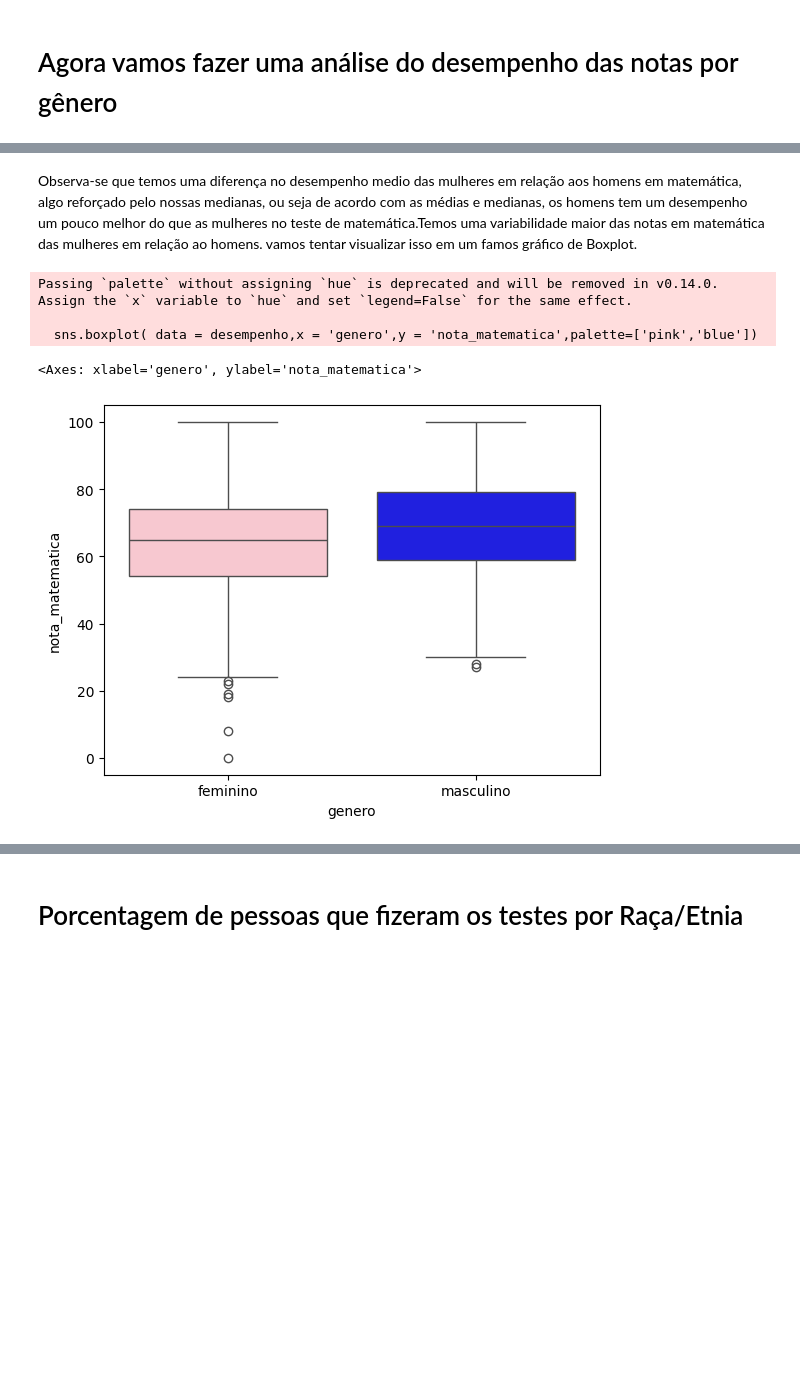
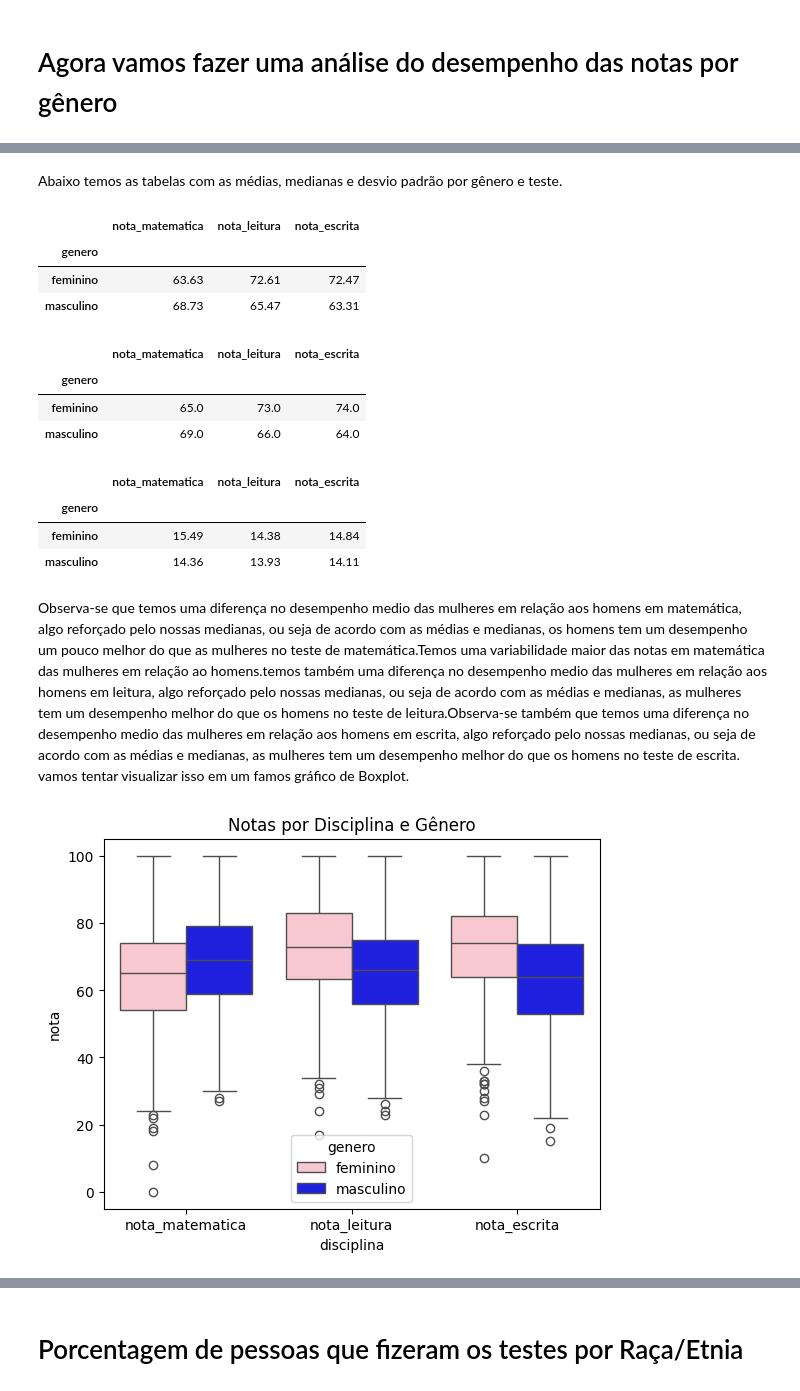
Before and after one commit to bidiass-collab/desempenho-estudantes, a Jupyter notebook: Projeto_final.ipynb, the cells around one changed output, grey strips where cells are left out. Drawn from its saved outputs; the diff is of its cells as text; code cells hidden in the pictures; blank space fills up the shorter version.

```diff
--- a/Projeto_final.ipynb
+++ b/Projeto_final.ipynb
@@ -197,11 +188,46 @@ Name: nota_matematica, dtype: float64
+# %% [markdown]
+Abaixo temos as tabelas com as médias, medianas e desvio padrão por gênero e teste.
+# %%
+desempenho.groupby(['genero'])[['nota_matematica','nota_leitura','nota_escrita']].mean().round(2)
+# %% [output]
+|  | nota_matematica | nota_leitura | nota_escrita |
+| genero |  |  |  |
+| feminino | 63.63 | 72.61 | 72.47 |
+| masculino | 68.73 | 65.47 | 63.31 |
+# %%
+desempenho.groupby(['genero'])[['nota_matematica','nota_leitura','nota_escrita']].median()
+# %% [output]
+|  | nota_matematica | nota_leitura | nota_escrita |
+| genero |  |  |  |
+| feminino | 65.0 | 73.0 | 74.0 |
+| masculino | 69.0 | 66.0 | 64.0 |
+# %%
+desempenho.groupby(['genero'])[['nota_matematica','nota_leitura','nota_escrita']].std().round(2)
+# %% [output]
+|  | nota_matematica | nota_leitura | nota_escrita |
+| genero |  |  |  |
+| feminino | 15.49 | 14.38 | 14.84 |
+| masculino | 14.36 | 13.93 | 14.11 |
 # %% [markdown]
-Observa-se que temos uma diferença no desempenho medio das mulheres em relação aos homens em matemática, algo reforçado pelo nossas medianas, ou seja de acordo com as médias e medianas, os homens tem um desempenho um pouco melhor do que as mulheres no teste de matemática.Temos uma variabilidade maior das notas em matemática das mulheres em relação ao homens. vamos tentar visualizar isso em um famos gráfico de Boxplot.
+Observa-se que temos uma diferença no desempenho medio das mulheres em relação aos homens em matemática, algo reforçado pelo nossas medianas, ou seja de acordo com as médias e medianas, os homens tem um desempenho um pouco melhor do que as mulheres no teste de matemática.Temos uma variabilidade maior das notas em matemática das mulheres em relação ao homens.temos também uma diferença no desempenho medio das mulheres em relação aos homens em leitura, algo reforçado pelo nossas medianas, ou seja de acordo com as médias e medianas, as mulheres tem um desempenho melhor do que os homens no teste de leitura.Observa-se também que temos uma diferença no desempenho medio das mulheres em relação aos homens em escrita, algo reforçado pelo nossas medianas, ou seja de acordo com as médias e medianas, as mulheres tem um desempenho melhor do que os homens no teste de escrita. vamos tentar visualizar isso em um famos gráfico de Boxplot.
 # %%
-sns.boxplot( data = desempenho,x = 'genero',y = 'nota_matematica',palette=['pink','blue'])
+box_junto = desempenho.melt(
+    id_vars='genero',
+    value_vars=['nota_matematica','nota_leitura','nota_escrita'],
+    var_name='disciplina',
+    value_name='nota'
+)
+
+sns.boxplot(
+    data=box_junto,
+    x='disciplina',
+    y='nota',
+    hue='genero',
+    palette=['pink','blue']
+)
+
+plt.title('Notas por Disciplina e Gênero')
+plt.show()
 # %% [output]
-Passing `palette` without assigning `hue` is deprecated and will be removed in v0.14.0. Assign the `x` variable to `hue` and set `legend=False` for the same effect.
-
-  sns.boxplot( data = desempenho,x = 'genero',y = 'nota_matematica',palette=['pink','blue'])
-<Axes: xlabel='genero', ylabel='nota_matematica'>
-[figure, old version]
+[figure, new version]
 # %% [markdown]
```
Also changed, not shown: parts of 57 cells of this notebook.
